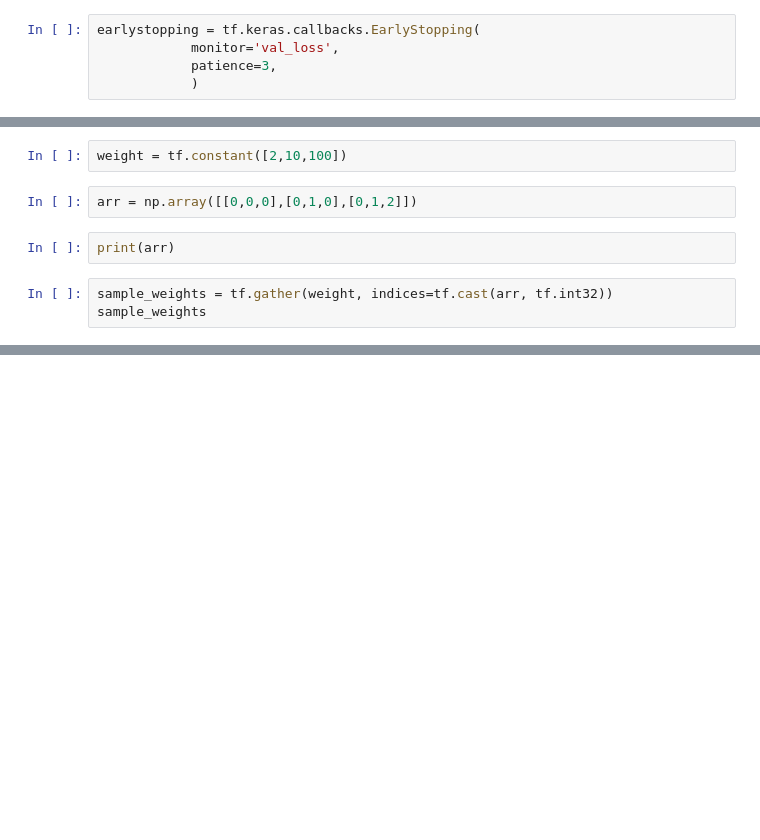
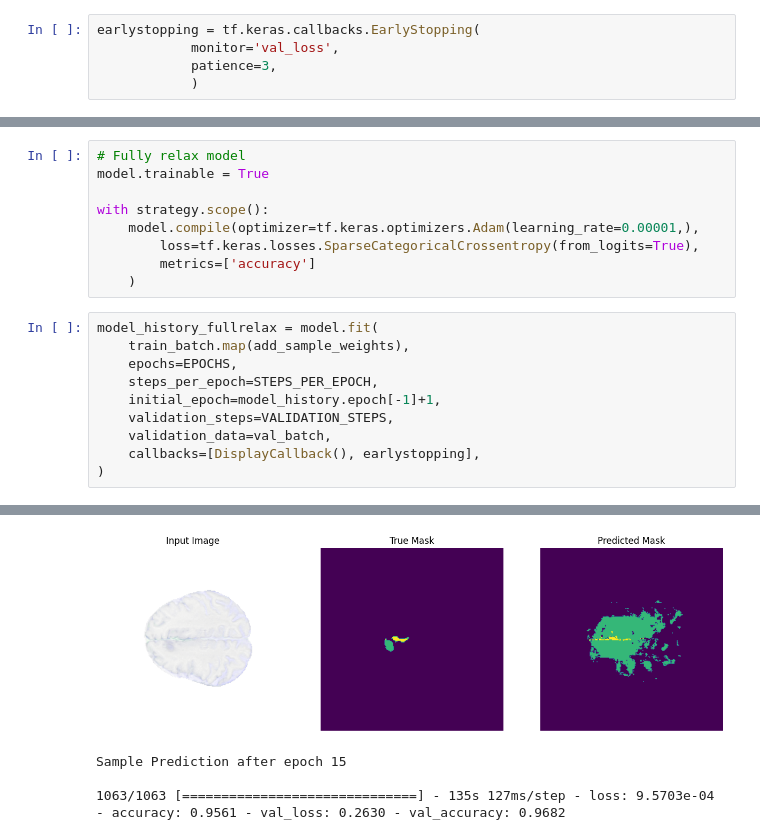
Before and after one commit to Krissi123/Braintumor-Segmentation, a Jupyter notebook: test_upbranch_weighted-lr-0.0001-load_down_model.ipynb, the cells around one changed output, grey strips where cells are left out. Drawn from its saved outputs; the diff is of its cells as text; blank space fills up the shorter version.

```diff
--- a/test_upbranch_weighted-lr-0.0001-load_down_model.ipynb
+++ b/test_upbranch_weighted-lr-0.0001-load_down_model.ipynb
@@ -386,9 +545,20 @@ show_predictions(single_ds)
-# %%
-weight = tf.constant([2,10,100])
-# %%
-arr = np.array([[0,0,0],[0,1,0],[0,1,2]])
-# %%
-print(arr)
-# %%
-sample_weights = tf.gather(weight, indices=tf.cast(arr, tf.int32))
-sample_weights
+# %%
+# Fully relax model
+model.trainable = True
+
+with strategy.scope():
+    model.compile(optimizer=tf.keras.optimizers.Adam(learning_rate=0.00001,),
+        loss=tf.keras.losses.SparseCategoricalCrossentropy(from_logits=True),
+        metrics=['accuracy']
+    )
+# %%
+model_history_fullrelax = model.fit(
+    train_batch.map(add_sample_weights),
+    epochs=EPOCHS,
+    steps_per_epoch=STEPS_PER_EPOCH,
+    initial_epoch=model_history.epoch[-1]+1,
+    validation_steps=VALIDATION_STEPS,
+    validation_data=val_batch,
+    callbacks=[DisplayCallback(), earlystopping],
+)
+# %% [output]
@@ -394,0 +566,4 @@ sample_weights
+[figure, added]
+Sample Prediction after epoch 15
+
+1063/1063 [==============================] - 135s 127ms/step - loss: 9.5703e-04 - accuracy: 0.9561 - val_loss: 0.2630 - val_accuracy: 0.9682
```
Also changed, not shown: parts of 31 cells of this notebook, 1 other file.
